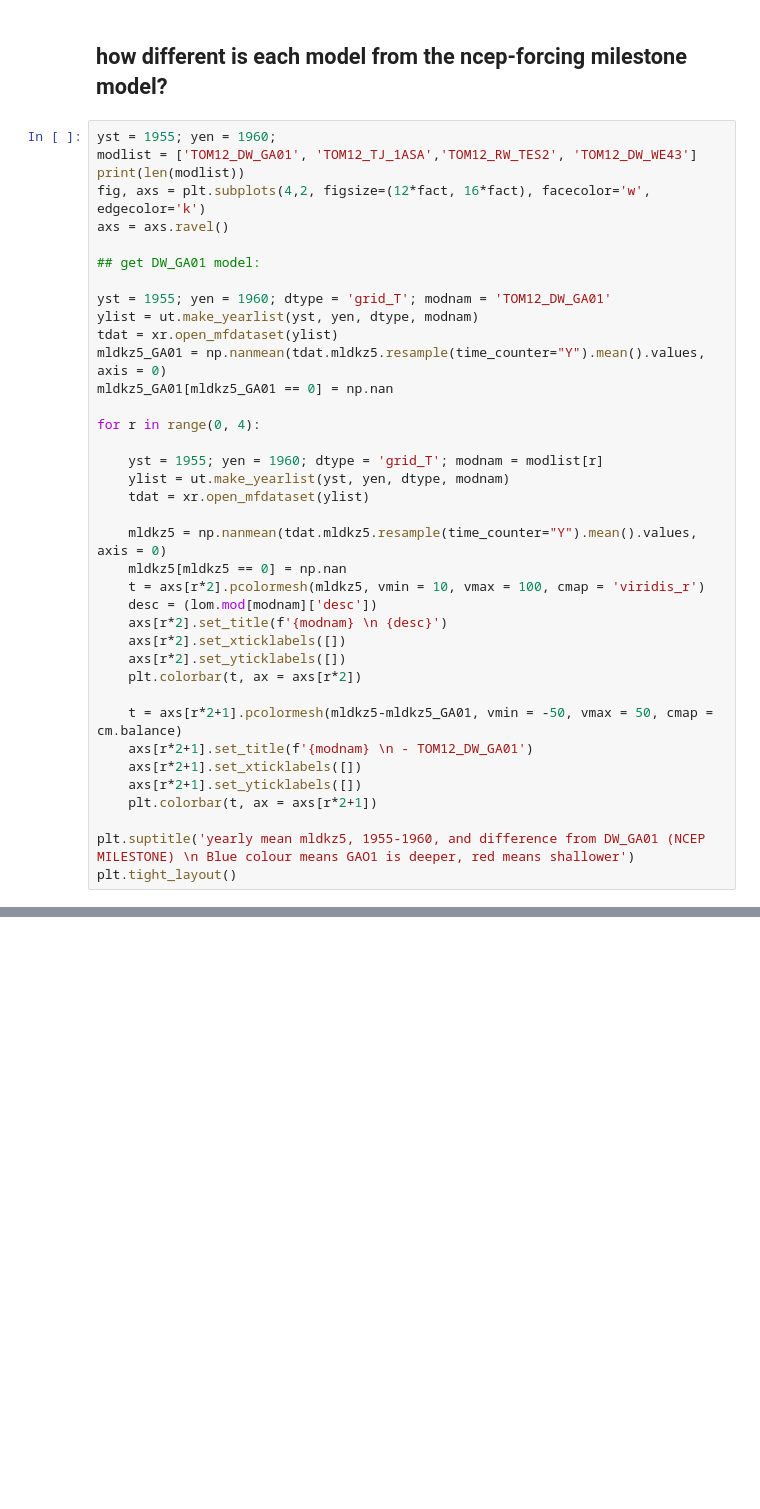
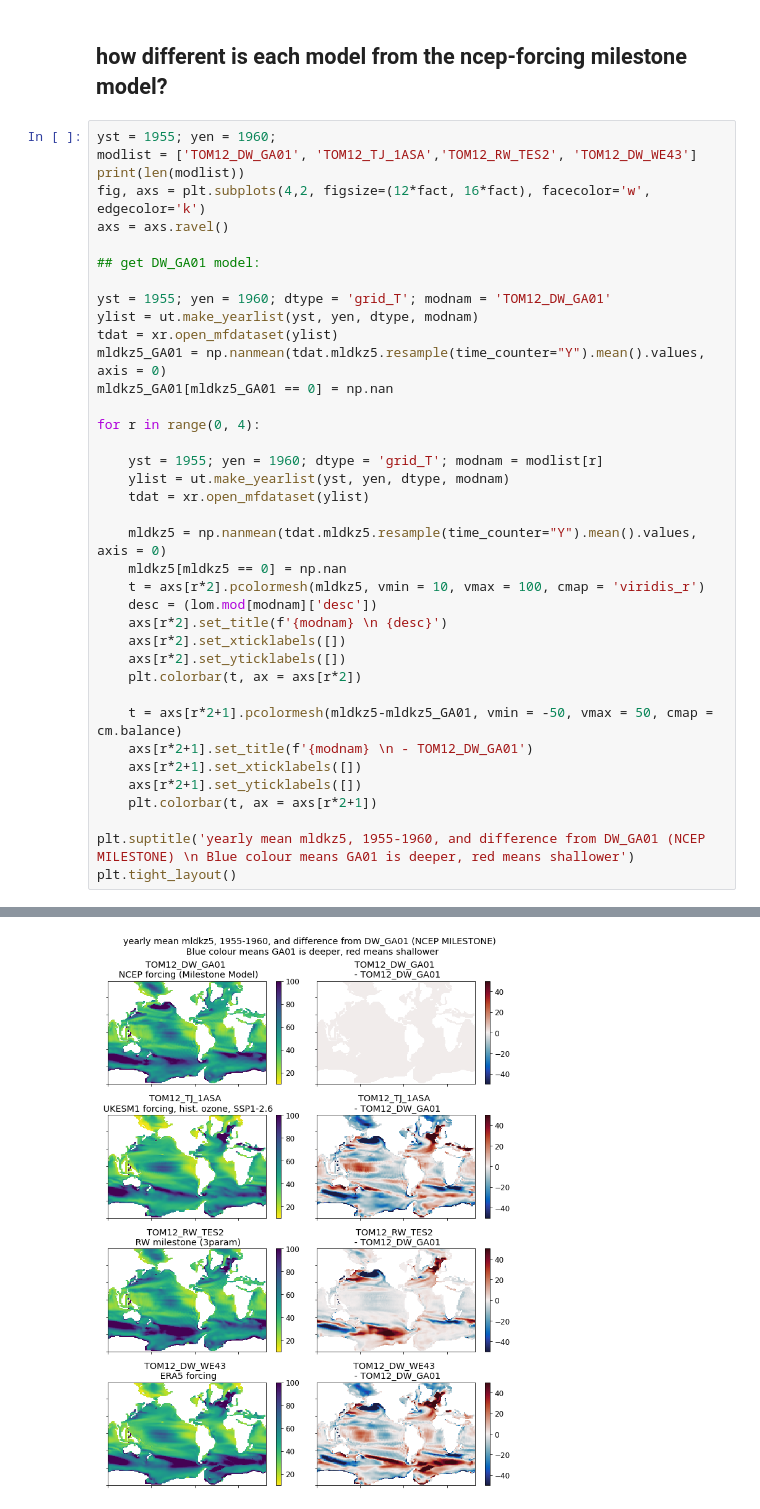
Before and after one commit to tjarnikova/AnalysisRobot, a Jupyter notebook: Tester_multimodel_MLD.ipynb, the cells around one changed output, grey strips where cells are left out. Cells and saved outputs as stored; diff of their text form; blank space fills up the shorter version.

```diff
--- a/Tester_multimodel_MLD.ipynb
+++ b/Tester_multimodel_MLD.ipynb
@@ -315,31 +315,32 @@ axs = axs.ravel()
 yst = 1955; yen = 1960; dtype = 'grid_T'; modnam = 'TOM12_DW_GA01'
 ylist = ut.make_yearlist(yst, yen, dtype, modnam)
 tdat = xr.open_mfdataset(ylist)
 mldkz5_GA01 = np.nanmean(tdat.mldkz5.resample(time_counter="Y").mean().values, axis = 0)
 mldkz5_GA01[mldkz5_GA01 == 0] = np.nan
 
 for r in range(0, 4):
 
     yst = 1955; yen = 1960; dtype = 'grid_T'; modnam = modlist[r]
     ylist = ut.make_yearlist(yst, yen, dtype, modnam)
     tdat = xr.open_mfdataset(ylist)
 
     mldkz5 = np.nanmean(tdat.mldkz5.resample(time_counter="Y").mean().values, axis = 0)
     mldkz5[mldkz5 == 0] = np.nan
     t = axs[r*2].pcolormesh(mldkz5, vmin = 10, vmax = 100, cmap = 'viridis_r')
     desc = (lom.mod[modnam]['desc'])
     axs[r*2].set_title(f'{modnam} \n {desc}')
     axs[r*2].set_xticklabels([])
     axs[r*2].set_yticklabels([])
     plt.colorbar(t, ax = axs[r*2])
 
     t = axs[r*2+1].pcolormesh(mldkz5-mldkz5_GA01, vmin = -50, vmax = 50, cmap = cm.balance)
     axs[r*2+1].set_title(f'{modnam} \n - TOM12_DW_GA01')
     axs[r*2+1].set_xticklabels([])
     axs[r*2+1].set_yticklabels([])
     plt.colorbar(t, ax = axs[r*2+1])
 
-plt.suptitle('yearly mean mldkz5, 1955-1960, and difference from DW_GA01 (NCEP MILESTONE) \n Blue colour means GAO1 is deeper, red means shallower')
+plt.suptitle('yearly mean mldkz5, 1955-1960, and difference from DW_GA01 (NCEP MILESTONE) \n Blue colour means GA01 is deeper, red means shallower')
 plt.tight_layout()
 # %% [output]
 4
+[figure, added]
```
Also changed, not shown: 2 other files.
